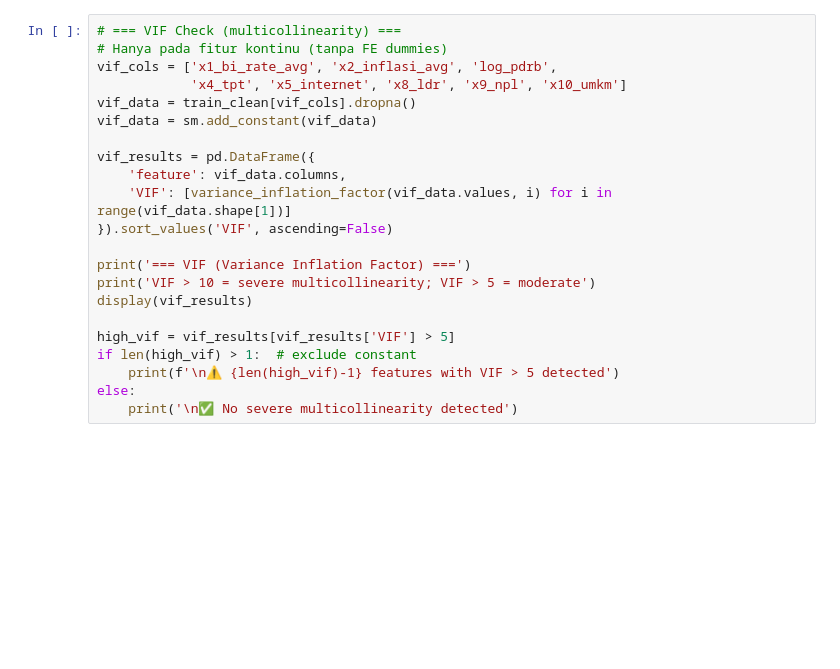
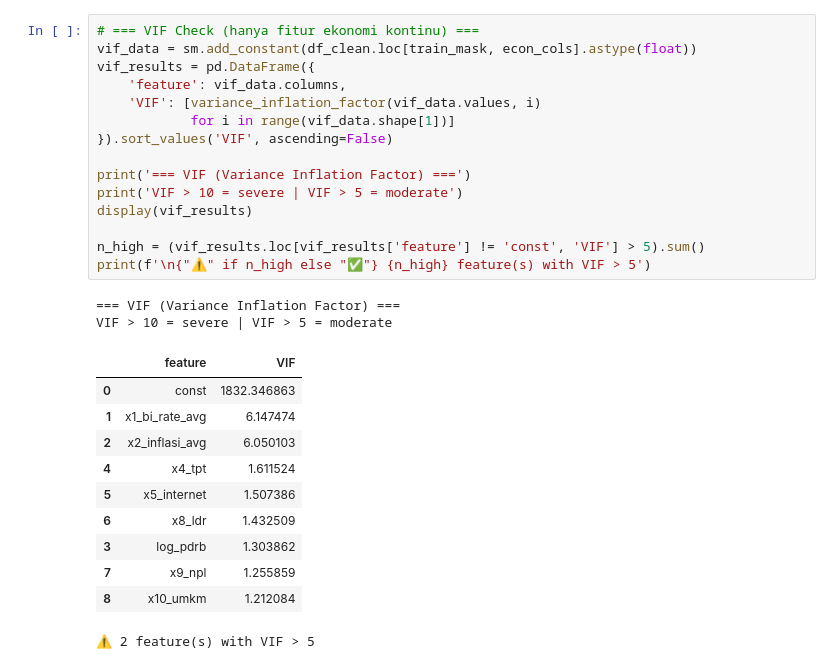
Before and after one commit to bimyusufk/Microsoft-Datathon-TWP90-Early-Warning-System, a Jupyter notebook: pipeline_A/A2_panel_fixed_effects.ipynb, the cells around one changed output. Cells and saved outputs as stored; diff of their text form; blank space fills up the shorter version.

```diff
--- a/pipeline_A/A2_panel_fixed_effects.ipynb
+++ b/pipeline_A/A2_panel_fixed_effects.ipynb
@@ -107,24 +120,31 @@ print(f'\nSaved: {output_dir / "A2_ols_summary.txt"}')
 # %%
-# === VIF Check (multicollinearity) ===
-# Hanya pada fitur kontinu (tanpa FE dummies)
-vif_cols = ['x1_bi_rate_avg', 'x2_inflasi_avg', 'log_pdrb',
-            'x4_tpt', 'x5_internet', 'x8_ldr', 'x9_npl', 'x10_umkm']
-vif_data = train_clean[vif_cols].dropna()
-vif_data = sm.add_constant(vif_data)
-
+# === VIF Check (hanya fitur ekonomi kontinu) ===
+vif_data = sm.add_constant(df_clean.loc[train_mask, econ_cols].astype(float))
 vif_results = pd.DataFrame({
     'feature': vif_data.columns,
-    'VIF': [variance_inflation_factor(vif_data.values, i) for i in range(vif_data.shape[1])]
+    'VIF': [variance_inflation_factor(vif_data.values, i)
+            for i in range(vif_data.shape[1])]
 }).sort_values('VIF', ascending=False)
 
 print('=== VIF (Variance Inflation Factor) ===')
-print('VIF > 10 = severe multicollinearity; VIF > 5 = moderate')
+print('VIF > 10 = severe | VIF > 5 = moderate')
 display(vif_results)
 
-high_vif = vif_results[vif_results['VIF'] > 5]
-if len(high_vif) > 1:  # exclude constant
-    print(f'\n⚠️ {len(high_vif)-1} features with VIF > 5 detected')
-else:
-    print('\n✅ No severe multicollinearity detected')
+n_high = (vif_results.loc[vif_results['feature'] != 'const', 'VIF'] > 5).sum()
+print(f'\n{"⚠️" if n_high else "✅"} {n_high} feature(s) with VIF > 5')
+# %% [output]
+=== VIF (Variance Inflation Factor) ===
+VIF > 10 = severe | VIF > 5 = moderate
+|  | feature | VIF |
+| 0 | const | 1832.346863 |
+| 1 | x1_bi_rate_avg | 6.147474 |
+| 2 | x2_inflasi_avg | 6.050103 |
+| 4 | x4_tpt | 1.611524 |
+| 5 | x5_internet | 1.507386 |
+| 6 | x8_ldr | 1.432509 |
+| 3 | log_pdrb | 1.303862 |
+| 7 | x9_npl | 1.255859 |
+| 8 | x10_umkm | 1.212084 |
+⚠️ 2 feature(s) with VIF > 5
 # %%
 # === Predictions & Evaluation ===
```
Also changed, not shown: parts of 13 cells of this notebook, 9 other files.
